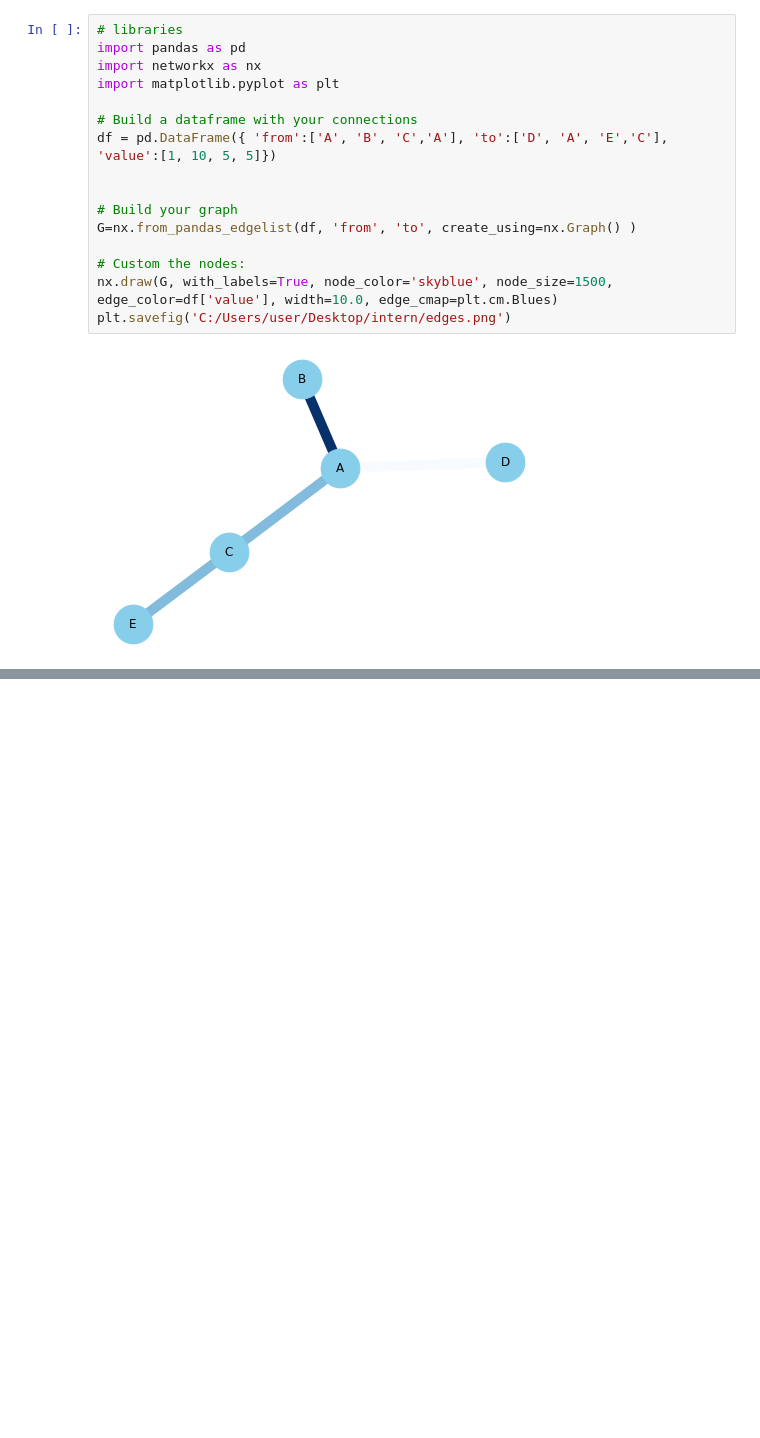
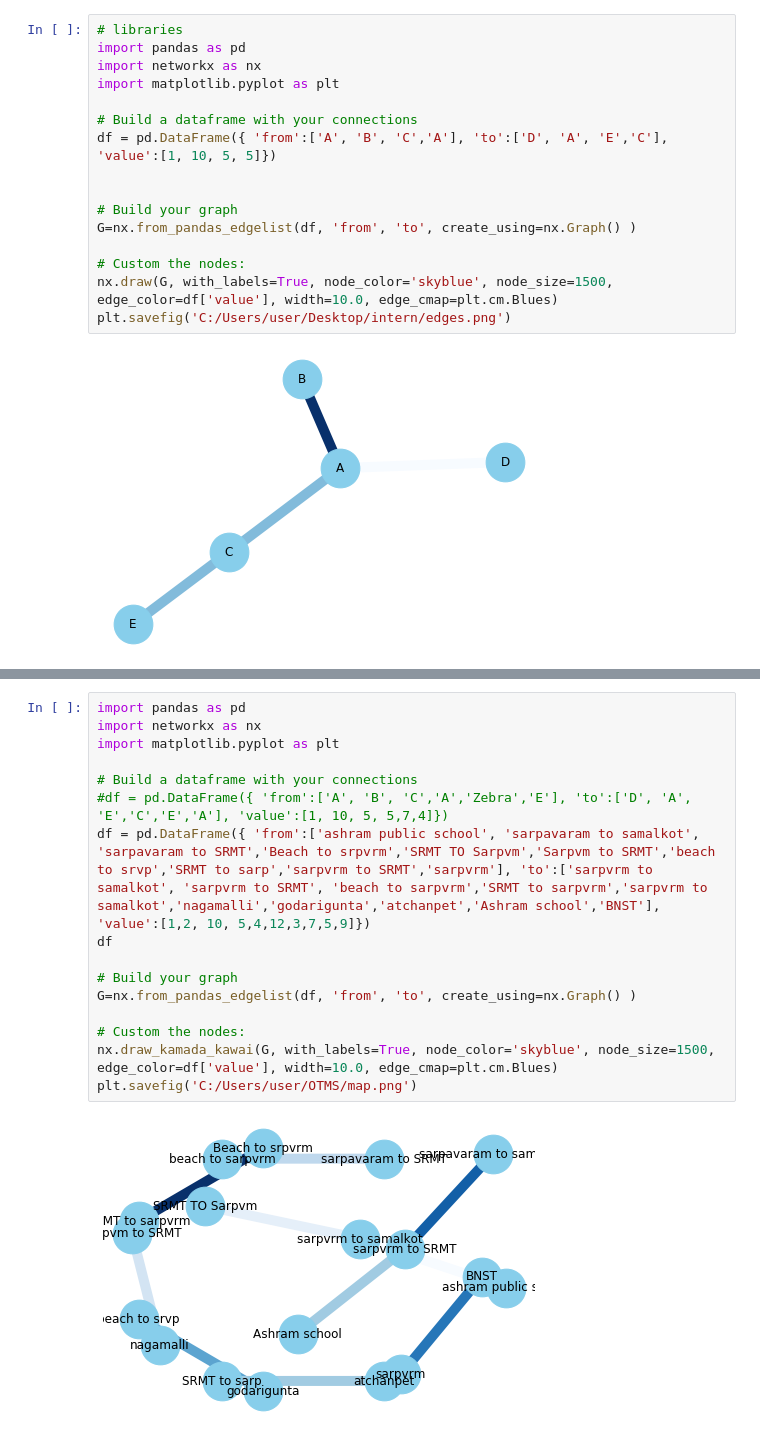
Before and after one commit to KundanaAngelina7121/OTMS_intern, a Jupyter notebook: Graph visualisation OTMS.ipynb, the cells around one changed output, grey strips where cells are left out. Saved outputs shown, nothing was run; the diff lists cells and outputs as text; blank space fills up the shorter version.

```diff
--- a/Graph visualisation OTMS.ipynb
+++ b/Graph visualisation OTMS.ipynb
@@ -58,0 +78,18 @@ plt.savefig('C:/Users/user/Desktop/intern/edges.png')
+# %%
+import pandas as pd
+import networkx as nx
+import matplotlib.pyplot as plt
+
+# Build a dataframe with your connections
+#df = pd.DataFrame({ 'from':['A', 'B', 'C','A','Zebra','E'], 'to':['D', 'A', 'E','C','E','A'], 'value':[1, 10, 5, 5,7,4]})
+df = pd.DataFrame({ 'from':['ashram public school', 'sarpavaram to samalkot', 'sarpavaram to SRMT','Beach to srpvrm','SRMT TO Sarpvm','Sarpvm to SRMT','beach to srvp','SRMT to sarp','sarpvrm to SRMT','sarpvrm'], 'to':['sarpvrm to samalkot', 'sarpvrm to SRMT', 'beach to sarpvrm','SRMT to sarpvrm','sarpvrm to samalkot','nagamalli','godarigunta','atchanpet','Ashram school','BNST'], 'value':[1,2, 10, 5,4,12,3,7,5,9]})
+df
+
+# Build your graph
+G=nx.from_pandas_edgelist(df, 'from', 'to', create_using=nx.Graph() )
+
+# Custom the nodes:
+nx.draw_kamada_kawai(G, with_labels=True, node_color='skyblue', node_size=1500, edge_color=df['value'], width=10.0, edge_cmap=plt.cm.Blues)
+plt.savefig('C:/Users/user/OTMS/map.png')
+# %% [output]
+[figure, added]
```
Also changed, not shown: parts of 1 cell of this notebook, 3 other files.
